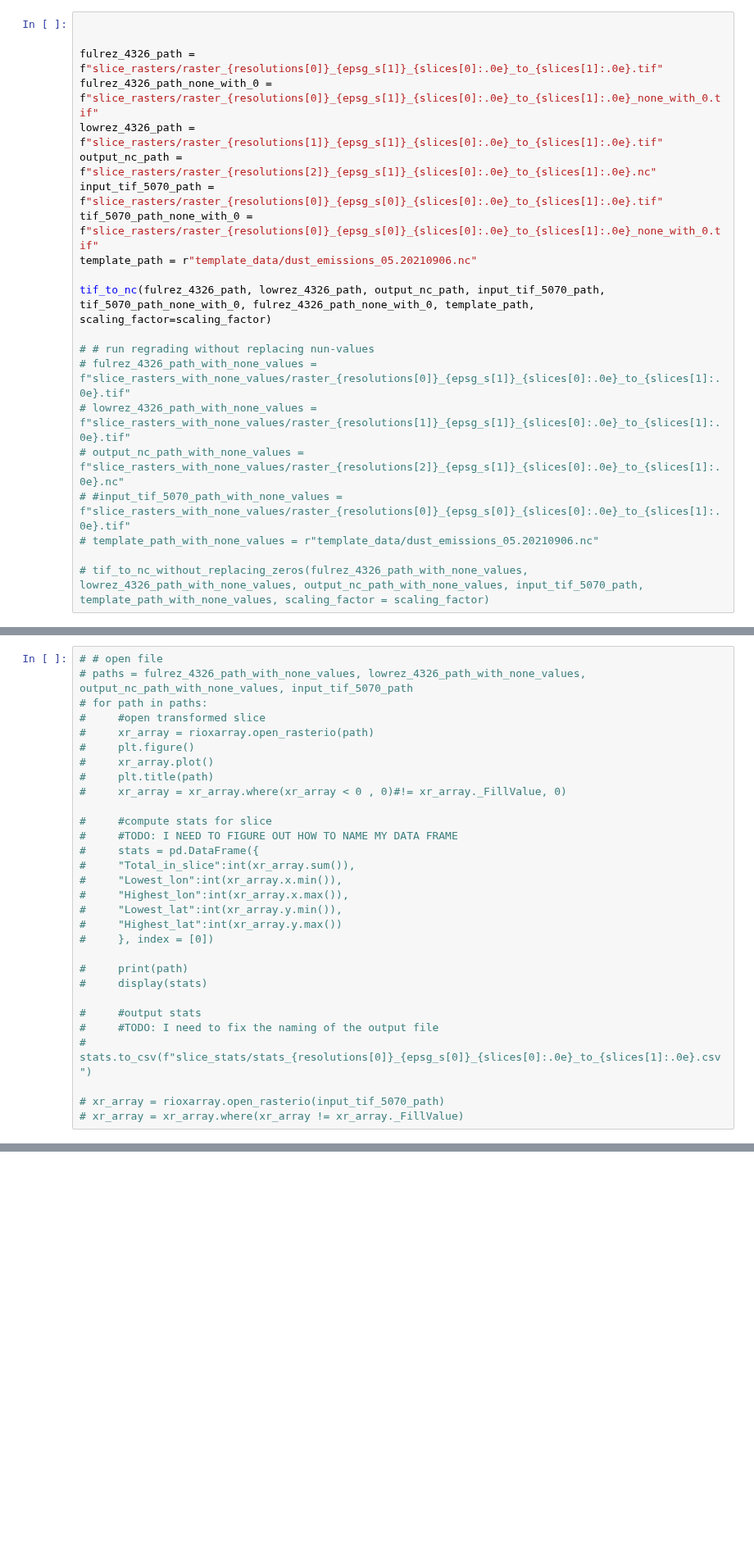
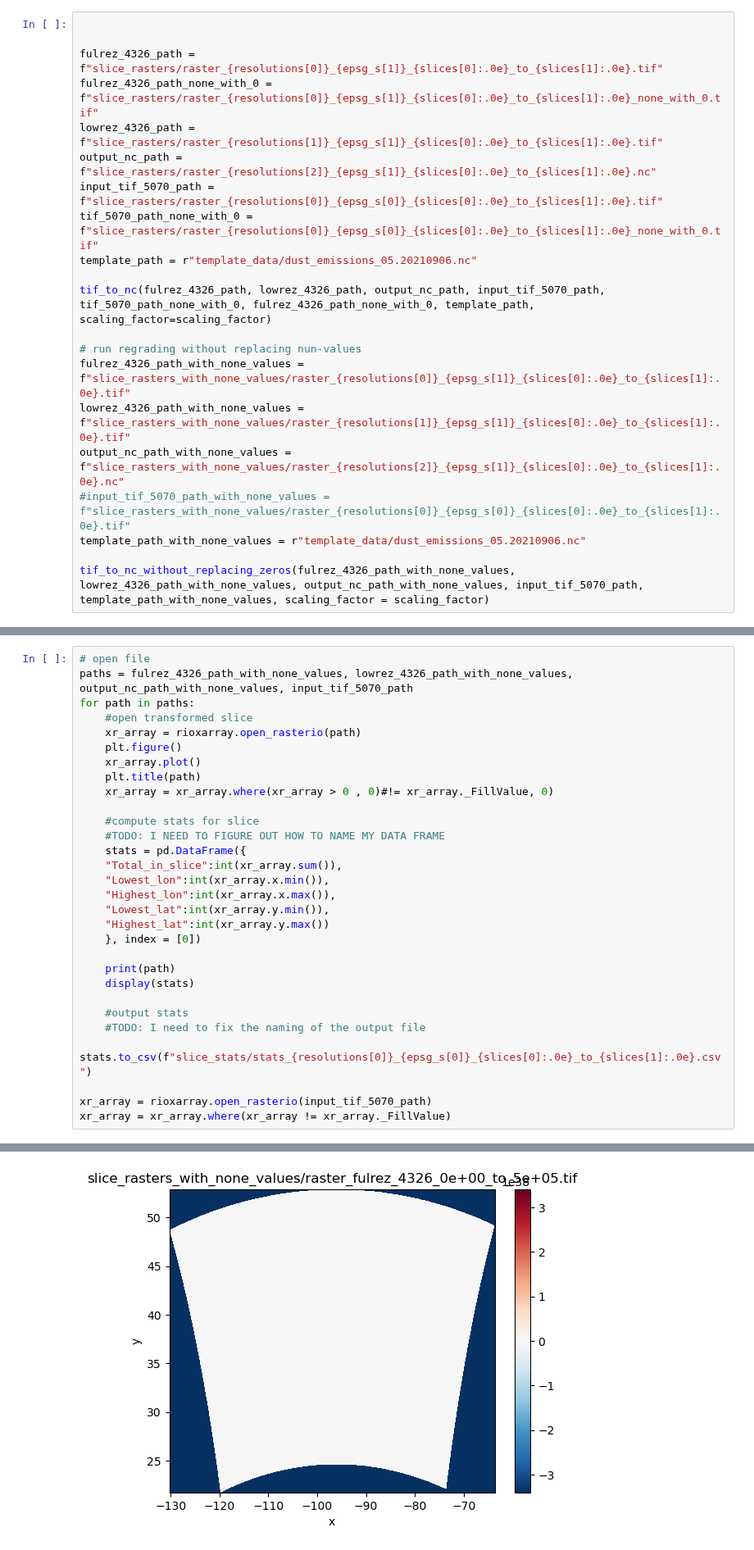
Before and after one commit to toddclark000/Shuying_salt, a Jupyter notebook: conservation_test.ipynb, the cells around one changed output, grey strips where cells are left out. Shown at 82% size. Drawn from its saved outputs; the diff is of its cells as text; blank space fills up the shorter version.

Commit message:
fixed errors but I still don't know what is wrong with the conservation methods. I am thinking I may need to write my own regrinding method.

```diff
--- a/conservation_test.ipynb
+++ b/conservation_test.ipynb
@@ -129,11 +125,11 @@ template_path = r"template_data/dust_emissions_05.20210906.nc"
 
 tif_to_nc(fulrez_4326_path, lowrez_4326_path, output_nc_path, input_tif_5070_path, tif_5070_path_none_with_0, fulrez_4326_path_none_with_0, template_path, scaling_factor=scaling_factor)
 
-# # run regrading without replacing nun-values
-# fulrez_4326_path_with_none_values = f"slice_rasters_with_none_values/raster_{resolutions[0]}_{epsg_s[1]}_{slices[0]:.0e}_to_{slices[1]:.0e}.tif"
-# lowrez_4326_path_with_none_values = f"slice_rasters_with_none_values/raster_{resolutions[1]}_{epsg_s[1]}_{slices[0]:.0e}_to_{slices[1]:.0e}.tif"
-# output_nc_path_with_none_values = f"slice_rasters_with_none_values/raster_{resolutions[2]}_{epsg_s[1]}_{slices[0]:.0e}_to_{slices[1]:.0e}.nc"
-# #input_tif_5070_path_with_none_values = f"slice_rasters_with_none_values/raster_{resolutions[0]}_{epsg_s[0]}_{slices[0]:.0e}_to_{slices[1]:.0e}.tif"
-# template_path_with_none_values = r"template_data/dust_emissions_05.20210906.nc"
+# run regrading without replacing nun-values
+fulrez_4326_path_with_none_values = f"slice_rasters_with_none_values/raster_{resolutions[0]}_{epsg_s[1]}_{slices[0]:.0e}_to_{slices[1]:.0e}.tif"
+lowrez_4326_path_with_none_values = f"slice_rasters_with_none_values/raster_{resolutions[1]}_{epsg_s[1]}_{slices[0]:.0e}_to_{slices[1]:.0e}.tif"
+output_nc_path_with_none_values = f"slice_rasters_with_none_values/raster_{resolutions[2]}_{epsg_s[1]}_{slices[0]:.0e}_to_{slices[1]:.0e}.nc"
+#input_tif_5070_path_with_none_values = f"slice_rasters_with_none_values/raster_{resolutions[0]}_{epsg_s[0]}_{slices[0]:.0e}_to_{slices[1]:.0e}.tif"
+template_path_with_none_values = r"template_data/dust_emissions_05.20210906.nc"
 
-# tif_to_nc_without_replacing_zeros(fulrez_4326_path_with_none_values, lowrez_4326_path_with_none_values, output_nc_path_with_none_values, input_tif_5070_path, template_path_with_none_values, scaling_factor = scaling_factor)
+tif_to_nc_without_replacing_zeros(fulrez_4326_path_with_none_values, lowrez_4326_path_with_none_values, output_nc_path_with_none_values, input_tif_5070_path, template_path_with_none_values, scaling_factor = scaling_factor)
@@ -146,32 +138,33 @@ Permission denied
 - measure total area
 - measure total salt
 # %%
-# # open file
-# paths = fulrez_4326_path_with_none_values, lowrez_4326_path_with_none_values, output_nc_path_with_none_values, input_tif_5070_path
-# for path in paths:
-#     #open transformed slice
-#     xr_array = rioxarray.open_rasterio(path)
-#     plt.figure()
-#     xr_array.plot()
-#     plt.title(path)
-#     xr_array = xr_array.where(xr_array < 0 , 0)#!= xr_array._FillValue, 0)
+# open file
+paths = fulrez_4326_path_with_none_values, lowrez_4326_path_with_none_values, output_nc_path_with_none_values, input_tif_5070_path
+for path in paths:
+    #open transformed slice
+    xr_array = rioxarray.open_rasterio(path)
+    plt.figure()
+    xr_array.plot()
+    plt.title(path)
+    xr_array = xr_array.where(xr_array > 0 , 0)#!= xr_array._FillValue, 0)
 
-#     #compute stats for slice
-#     #TODO: I NEED TO FIGURE OUT HOW TO NAME MY DATA FRAME
-#     stats = pd.DataFrame({
-#     "Total_in_slice":int(xr_array.sum()),
-#     "Lowest_lon":int(xr_array.x.min()),
-#     "Highest_lon":int(xr_array.x.max()),
-#     "Lowest_lat":int(xr_array.y.min()),
-#     "Highest_lat":int(xr_array.y.max())
-#     }, index = [0])
+    #compute stats for slice
+    #TODO: I NEED TO FIGURE OUT HOW TO NAME MY DATA FRAME
+    stats = pd.DataFrame({
+    "Total_in_slice":int(xr_array.sum()),
+    "Lowest_lon":int(xr_array.x.min()),
+    "Highest_lon":int(xr_array.x.max()),
+    "Lowest_lat":int(xr_array.y.min()),
+    "Highest_lat":int(xr_array.y.max())
+    }, index = [0])
 
-#     print(path)
-#     display(stats)
+    print(path)
+    display(stats)
 
-#     #output stats
-#     #TODO: I need to fix the naming of the output file
-#     stats.to_csv(f"slice_stats/stats_{resolutions[0]}_{epsg_s[0]}_{slices[0]:.0e}_to_{slices[1]:.0e}.csv")
+    #output stats
+    #TODO: I need to fix the naming of the output file
+    stats.to_csv(f"slice_stats/stats_{resolutions[0]}_{epsg_s[0]}_{slices[0]:.0e}_to_{slices[1]:.0e}.csv")
 
-# xr_array = rioxarray.open_rasterio(input_tif_5070_path)
-# xr_array = xr_array.where(xr_array != xr_array._FillValue)
+xr_array = rioxarray.open_rasterio(input_tif_5070_path)
+xr_array = xr_array.where(xr_array != xr_array._FillValue)
+# %% [output]
@@ -177,0 +183 @@ Permission denied
+[figure, added]
```
Also changed, not shown: parts of 9 cells of this notebook, 6 other files.
